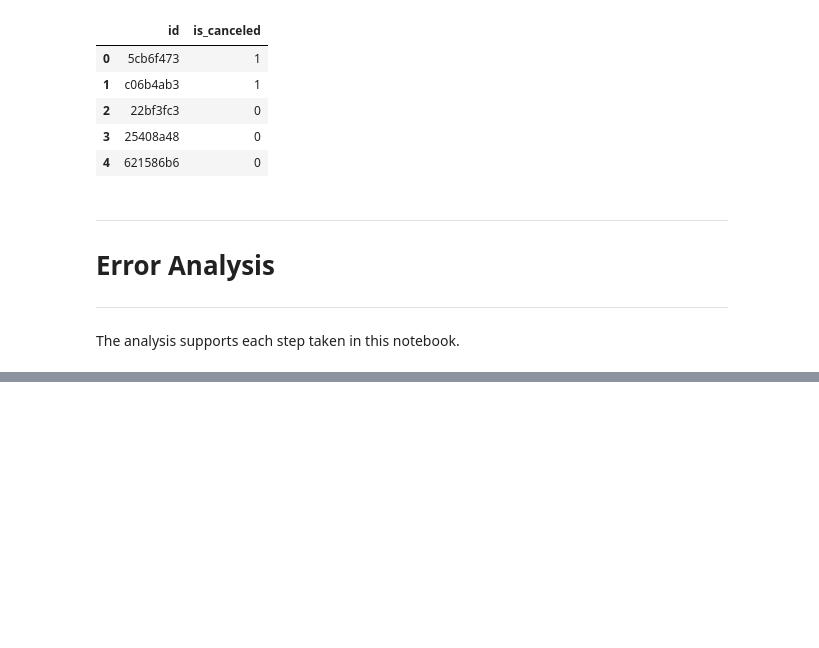
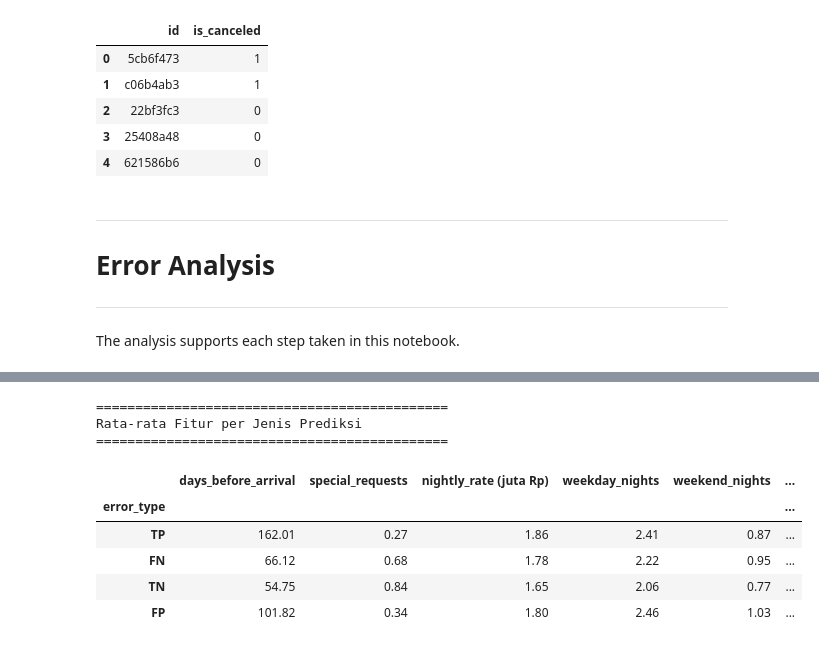
Before and after one commit to rhenprojects/IF3170_G12_YuzukiAkatsukiMilikKita, a Jupyter notebook: notebook/Notebook_IF3170_G12_YuzukiAkatsukiMilikKita.ipynb, the cells around one changed output, grey strips where cells are left out. Drawn from its saved outputs; the diff is of its cells as text; code cells hidden in the pictures; blank space fills up the shorter version.

```diff
--- a/notebook/Notebook_IF3170_G12_YuzukiAkatsukiMilikKita.ipynb
+++ b/notebook/Notebook_IF3170_G12_YuzukiAkatsukiMilikKita.ipynb
@@ -1787,0 +1965,33 @@ The analysis supports each step taken in this notebook.
+# %%
+# ==========================================
+# ERROR ANALYSIS: KARAKTERISTIK FITUR PER JENIS PREDIKSI
+# ==========================================
+
+compare_cols = [
+    "days_before_arrival",
+    "special_requests",
+    "nightly_rate_idr",
+    "weekday_nights",
+    "weekend_nights",
+    "num_adults",
+    "prior_completed_bookings",
+]
+
+print("\n=============================================")
+print("Rata-rata Fitur per Jenis Prediksi")
+print("=============================================\n")
+
+feature_profile = error_df.groupby("error_type")[compare_cols].mean().reindex(["TP", "FN", "TN", "FP"])
+feature_profile["nightly_rate_idr"] = feature_profile["nightly_rate_idr"] / 1e6
+feature_profile = feature_profile.rename(columns={"nightly_rate_idr": "nightly_rate (juta Rp)"})
+display(feature_profile.round(2))
+# %% [output]
+=============================================
+Rata-rata Fitur per Jenis Prediksi
+=============================================
+|  | days_before_arrival | special_requests | nightly_rate (juta Rp) | weekday_nights | weekend_nights | ... |
+| error_type |  |  |  |  |  | ... |
+| TP | 162.01 | 0.27 | 1.86 | 2.41 | 0.87 | ... |
+| FN | 66.12 | 0.68 | 1.78 | 2.22 | 0.95 | ... |
+| TN | 54.75 | 0.84 | 1.65 | 2.06 | 0.77 | ... |
+| FP | 101.82 | 0.34 | 1.80 | 2.46 | 1.03 | ... |
```
Also changed, not shown: parts of 7 cells of this notebook.
